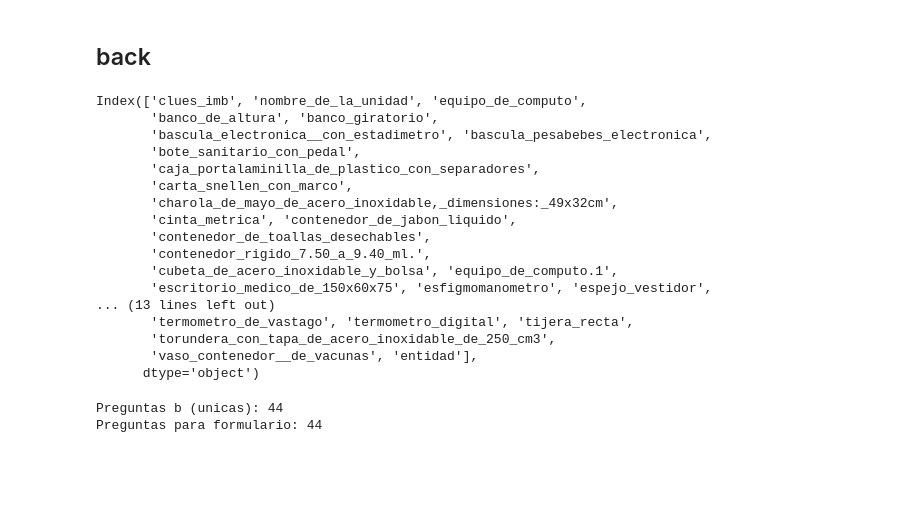
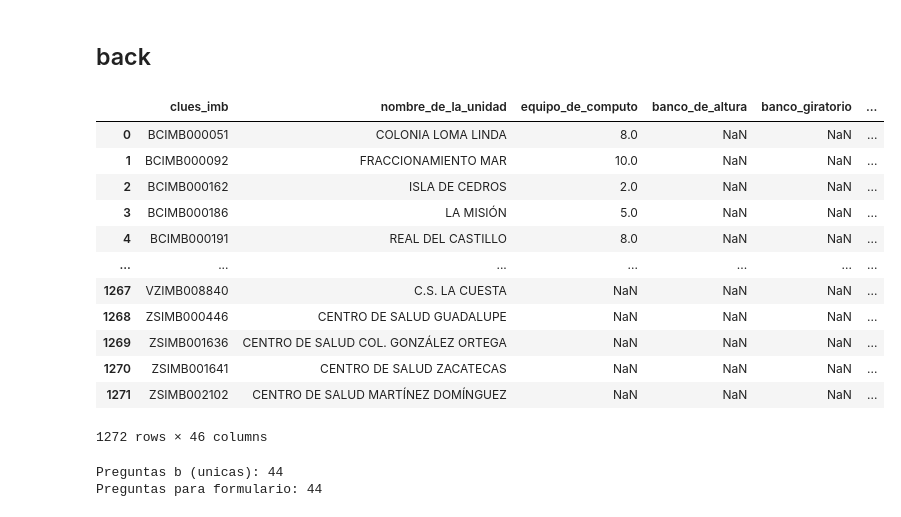
Before and after one commit to servicios-imss-b/formulario-ang, a Jupyter notebook: formu_angelesII.ipynb, the cells around one changed output. Saved outputs shown, nothing was run; the diff lists cells and outputs as text; code cells hidden in the pictures; blank space fills up the shorter version.

Commit message:
cambio de clues

```diff
--- a/formu_angelesII.ipynb
+++ b/formu_angelesII.ipynb
@@ -98,25 +98,21 @@ base = base.merge(
 # %%
 base =  base.drop(columns=['categoria_gerencial_ampliada','consultorios_generales', 'consultorios_generales_habilitados'])
 # %%
-base.columns
+base
 # %% [output]
+|  | clues_imb | nombre_de_la_unidad | equipo_de_computo | banco_de_altura | banco_giratorio | ... |
+| 0 | BCIMB000051 | COLONIA LOMA LINDA | 8.0 | NaN | NaN | ... |
+| 1 | BCIMB000092 | FRACCIONAMIENTO MAR | 10.0 | NaN | NaN | ... |
+| 2 | BCIMB000162 | ISLA DE CEDROS | 2.0 | NaN | NaN | ... |
+| 3 | BCIMB000186 | LA MISIÓN | 5.0 | NaN | NaN | ... |
+| 4 | BCIMB000191 | REAL DEL CASTILLO | 8.0 | NaN | NaN | ... |
+| ... | ... | ... | ... | ... | ... | ... |
+| 1267 | VZIMB008840 | C.S. LA CUESTA | NaN | NaN | NaN | ... |
+| 1268 | ZSIMB000446 | CENTRO DE SALUD GUADALUPE | NaN | NaN | NaN | ... |
+| 1269 | ZSIMB001636 | CENTRO DE SALUD COL. GONZÁLEZ ORTEGA | NaN | NaN | NaN | ... |
+| 1270 | ZSIMB001641 | CENTRO DE SALUD ZACATECAS | NaN | NaN | NaN | ... |
+| 1271 | ZSIMB002102 | CENTRO DE SALUD MARTÍNEZ DOMÍNGUEZ | NaN | NaN | NaN | ... |
-Index(['clues_imb', 'nombre_de_la_unidad', 'equipo_de_computo',
-       'banco_de_altura', 'banco_giratorio',
-       'bascula_electronica__con_estadimetro', 'bascula_pesabebes_electronica',
-       'bote_sanitario_con_pedal',
-       'caja_portalaminilla_de_plastico_con_separadores',
-       'carta_snellen_con_marco',
-       'charola_de_mayo_de_acero_inoxidable,_dimensiones:_49x32cm',
-       'cinta_metrica', 'contenedor_de_jabon_liquido',
-       'contenedor_de_toallas_desechables',
-       'contenedor_rigido_7.50_a_9.40_ml.',
-       'cubeta_de_acero_inoxidable_y_bolsa', 'equipo_de_computo.1',
-       'escritorio_medico_de_150x60x75', 'esfigmomanometro', 'espejo_vestidor',
-... (13 lines left out)
-       'termometro_de_vastago', 'termometro_digital', 'tijera_recta',
-       'torundera_con_tapa_de_acero_inoxidable_de_250_cm3',
-       'vaso_contenedor__de_vacunas', 'entidad'],
-      dtype='object')
+1272 rows × 46 columns
 # %%
 # Obtener entidades únicas
 entidades_unicas = sorted(base['entidad'].dropna().unique())
```
Also changed, not shown: 1 other file.
